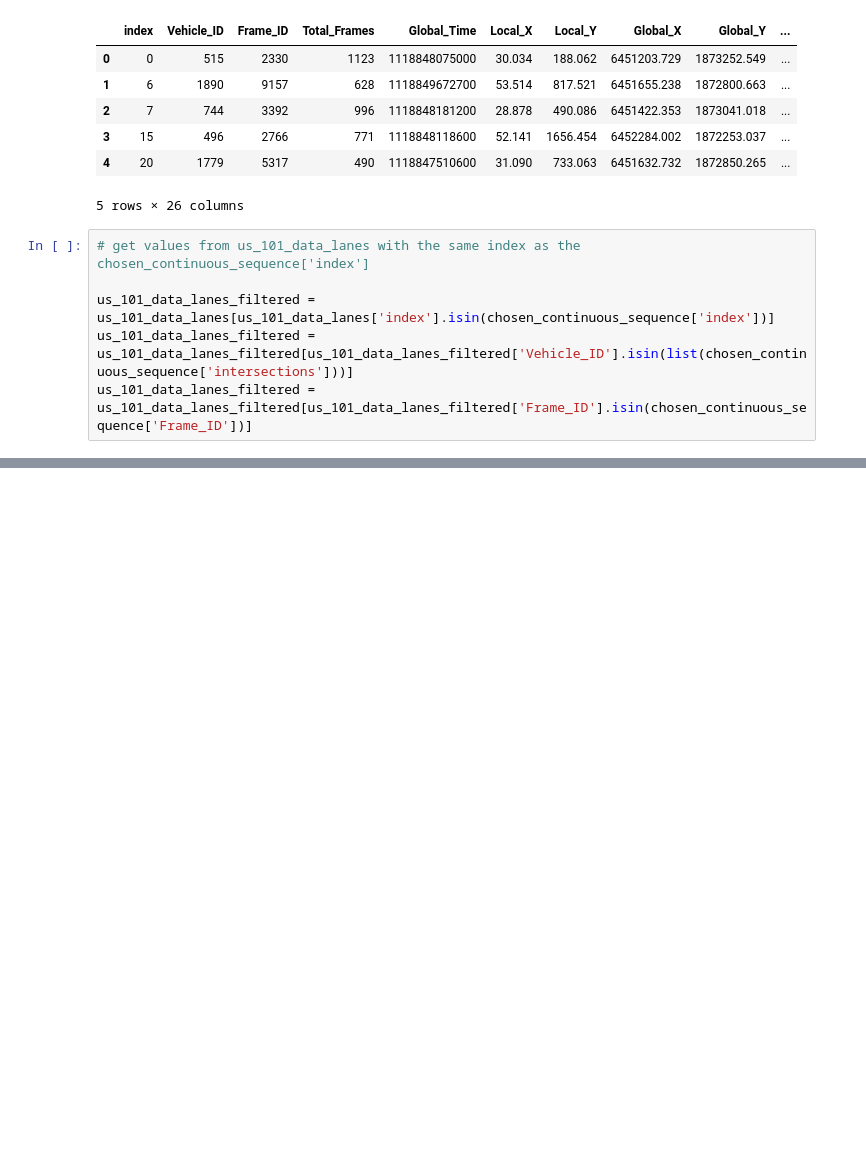
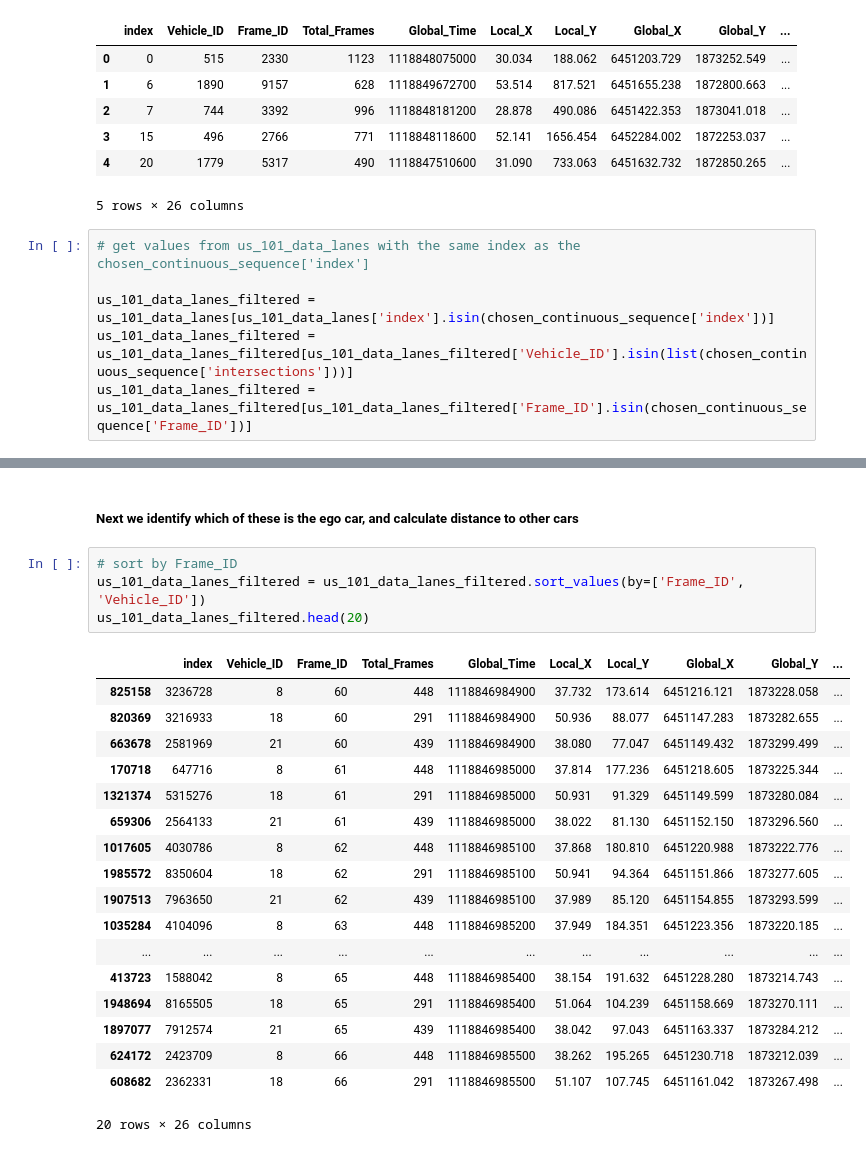
Before and after one commit to Shreyas0812/IaKNN, a Jupyter notebook: modules/scratch_pad2.ipynb, the cells around one changed output, grey strips where cells are left out. Saved outputs shown, nothing was run; the diff lists cells and outputs as text; blank space fills up the shorter version.

```diff
--- a/modules/scratch_pad2.ipynb
+++ b/modules/scratch_pad2.ipynb
@@ -308,0 +296,25 @@ us_101_data_lanes_filtered
+# %% [markdown]
+##### Next we identify which of these is the ego car, and calculate distance to other cars
+# %%
+# sort by Frame_ID
+us_101_data_lanes_filtered = us_101_data_lanes_filtered.sort_values(by=['Frame_ID', 'Vehicle_ID'])
+us_101_data_lanes_filtered.head(20)
+# %% [output]
+|  | index | Vehicle_ID | Frame_ID | Total_Frames | Global_Time | Local_X | Local_Y | Global_X | Global_Y | ... |
+| 825158 | 3236728 | 8 | 60 | 448 | 1118846984900 | 37.732 | 173.614 | 6451216.121 | 1873228.058 | ... |
+| 820369 | 3216933 | 18 | 60 | 291 | 1118846984900 | 50.936 | 88.077 | 6451147.283 | 1873282.655 | ... |
+| 663678 | 2581969 | 21 | 60 | 439 | 1118846984900 | 38.080 | 77.047 | 6451149.432 | 1873299.499 | ... |
+| 170718 | 647716 | 8 | 61 | 448 | 1118846985000 | 37.814 | 177.236 | 6451218.605 | 1873225.344 | ... |
+| 1321374 | 5315276 | 18 | 61 | 291 | 1118846985000 | 50.931 | 91.329 | 6451149.599 | 1873280.084 | ... |
+| 659306 | 2564133 | 21 | 61 | 439 | 1118846985000 | 38.022 | 81.130 | 6451152.150 | 1873296.560 | ... |
+| 1017605 | 4030786 | 8 | 62 | 448 | 1118846985100 | 37.868 | 180.810 | 6451220.988 | 1873222.776 | ... |
+| 1985572 | 8350604 | 18 | 62 | 291 | 1118846985100 | 50.941 | 94.364 | 6451151.866 | 1873277.605 | ... |
+| 1907513 | 7963650 | 21 | 62 | 439 | 1118846985100 | 37.989 | 85.120 | 6451154.855 | 1873293.599 | ... |
+| 1035284 | 4104096 | 8 | 63 | 448 | 1118846985200 | 37.949 | 184.351 | 6451223.356 | 1873220.185 | ... |
+| ... | ... | ... | ... | ... | ... | ... | ... | ... | ... | ... |
+| 413723 | 1588042 | 8 | 65 | 448 | 1118846985400 | 38.154 | 191.632 | 6451228.280 | 1873214.743 | ... |
+| 1948694 | 8165505 | 18 | 65 | 291 | 1118846985400 | 51.064 | 104.239 | 6451158.669 | 1873270.111 | ... |
+| 1897077 | 7912574 | 21 | 65 | 439 | 1118846985400 | 38.042 | 97.043 | 6451163.337 | 1873284.212 | ... |
+| 624172 | 2423709 | 8 | 66 | 448 | 1118846985500 | 38.262 | 195.265 | 6451230.718 | 1873212.039 | ... |
+| 608682 | 2362331 | 18 | 66 | 291 | 1118846985500 | 51.107 | 107.745 | 6451161.042 | 1873267.498 | ... |
+20 rows × 26 columns
```
Also changed, not shown: parts of 6 cells of this notebook, 9 other files.
